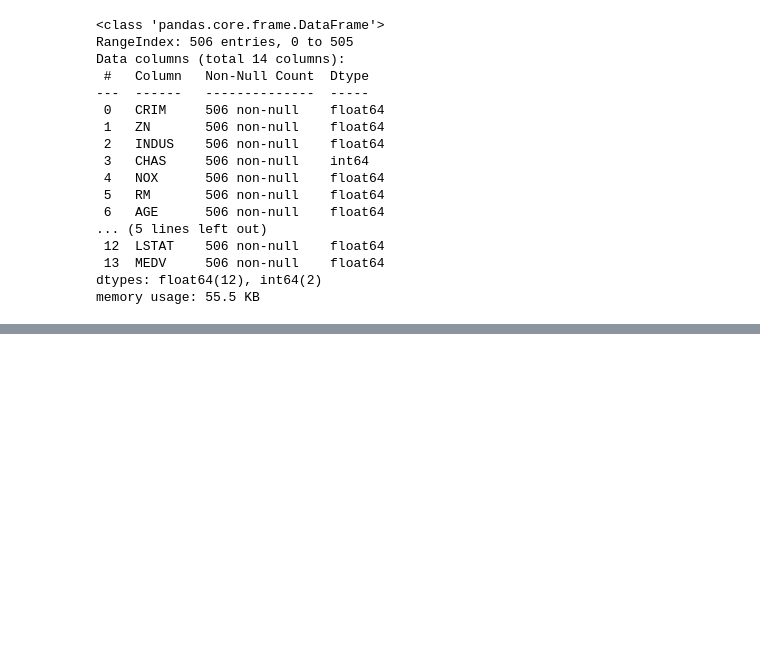
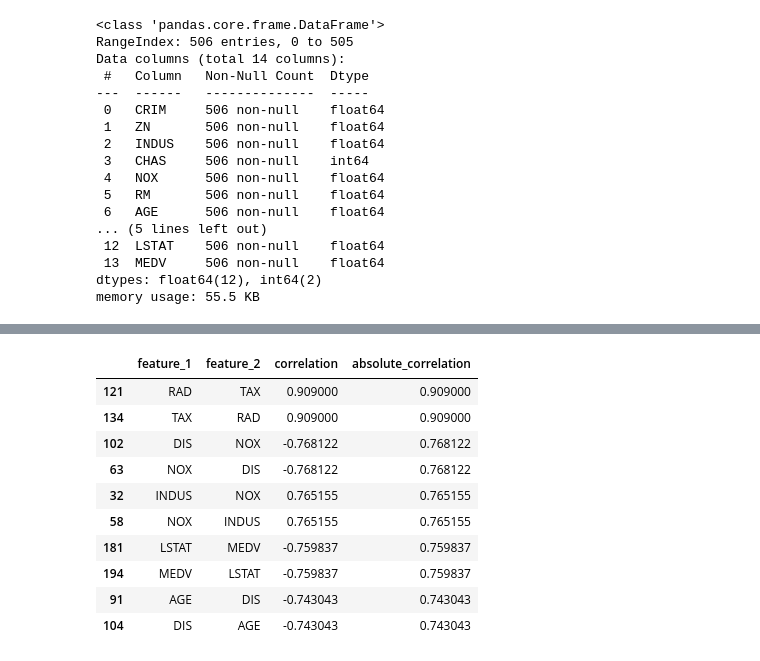
Before and after one commit to emonteiro27/data-boston-house-prices, a Jupyter notebook: boston-house-prices.ipynb, the cells around one changed output, grey strips where cells are left out. Cells and saved outputs as stored; diff of their text form; code cells hidden in the pictures; blank space fills up the shorter version.

```diff
--- a/boston-house-prices.ipynb
+++ b/boston-house-prices.ipynb
@@ -243,0 +254,28 @@ df.shape
+# %%
+# Converting the correlation matrix into a DataFrame
+corr_df = correlation_matrix.stack().reset_index()
+
+# Renaming the columns
+corr_df.columns = ['feature_1','feature_2', 'correlation']
+
+# Remove "self correlations"
+no_self_correlation = (corr_df['feature_1'] != corr_df['feature_2'])
+corr_df = corr_df[no_self_correlation]
+
+# Computing the absolute correlation
+corr_df['absolute_correlation'] = np.abs(corr_df['correlation'])
+
+# Showing the top 5 most correlated pairs of feature
+corr_df.sort_values(by="absolute_correlation", ascending=False).head(5*2)
+# %% [output]
+|  | feature_1 | feature_2 | correlation | absolute_correlation |
+| 121 | RAD | TAX | 0.909000 | 0.909000 |
+| 134 | TAX | RAD | 0.909000 | 0.909000 |
+| 102 | DIS | NOX | -0.768122 | 0.768122 |
+| 63 | NOX | DIS | -0.768122 | 0.768122 |
+| 32 | INDUS | NOX | 0.765155 | 0.765155 |
+| 58 | NOX | INDUS | 0.765155 | 0.765155 |
+| 181 | LSTAT | MEDV | -0.759837 | 0.759837 |
+| 194 | MEDV | LSTAT | -0.759837 | 0.759837 |
+| 91 | AGE | DIS | -0.743043 | 0.743043 |
+| 104 | DIS | AGE | -0.743043 | 0.743043 |
```
Also changed, not shown: parts of 21 cells of this notebook.
